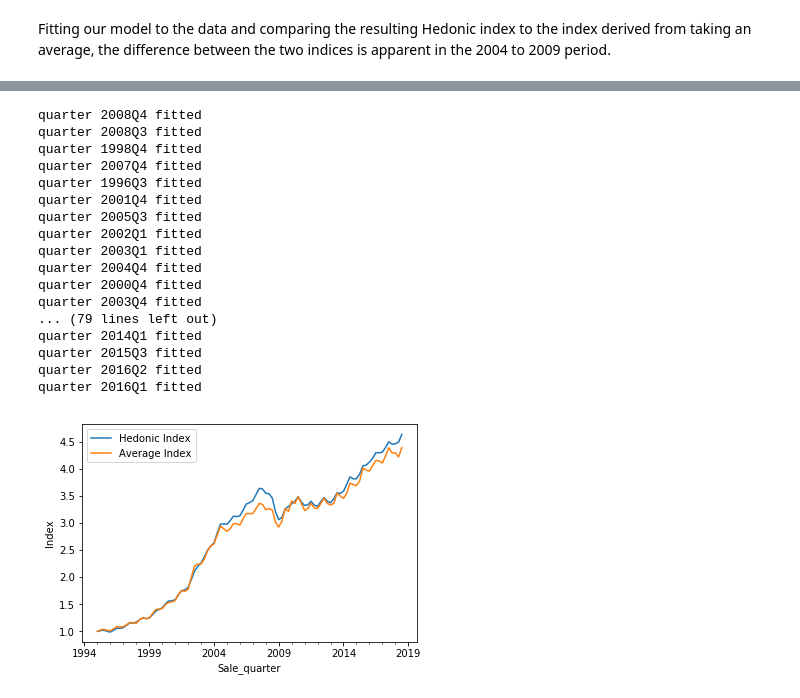
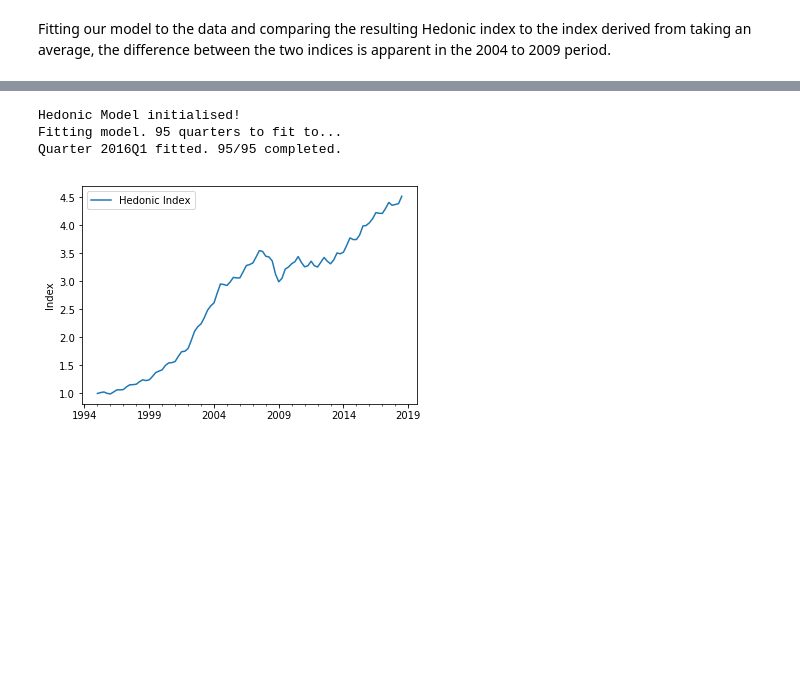
Before and after one commit to Cemlyn/UK-Housing-Market, a Jupyter notebook: House_Price_Index.ipynb, the cells around one changed output, grey strips where cells are left out. Saved outputs shown, nothing was run; the diff lists cells and outputs as text; code cells hidden in the pictures; blank space fills up the shorter version.

```diff
--- a/House_Price_Index.ipynb
+++ b/House_Price_Index.ipynb
@@ -357,0 +370,2 @@ plt.show()
+# %%
+df = df[(df.price>df.percentile_5) & (df.price<df.percentile_95)]
@@ -387,6 +449,7 @@ class Hedonic_Model(object):
         self.typical = pd.DataFrame()
         self.date_col = None
         self.fitted = False
+        print("Hedonic Model initialised!")
 
 
     def date_list(self,df,date_col):
@@ -407,6 +470,11 @@ class Hedonic_Model(object):
             self.typical = X.describe().iloc[1].to_frame().T
 
         fit_list = self.date_list(X,date_col)
+        fit_list_size = len(fit_list)
+
+        counter = 0
+
+        print("Fitting model. {} quarters to fit to...".format(fit_list_size))
         for quarter in fit_list:
 
             X_quarter = X[X[date_col]==quarter].drop('Sale_quarter', axis=1, inplace=False)
@@ -418,7 +486,9 @@ class Hedonic_Model(object):
 
             self.regr_dict[quarter] = reg
 
-            print("quarter %s fitted" %(quarter))
+            counter+=1
+
+            print("Quarter {} fitted. {}/{} completed.".format(quarter, counter, fit_list_size), end="\r")
 
         self.fitted=True
 
@@ -453,3 +523,6 @@ class Hedonic_Model(object):
         return index_df
 # %% [markdown]
 Fitting our model to the data and comparing the resulting Hedonic index to the index derived from taking an average, the difference between the two indices is apparent in the 2004 to 2009 period.
+# %%
+train_df = pd.read_pickle(os.path.join(os.getcwd(),'0. Data/train_df.pkl'))
+test_df = pd.read_pickle(os.path.join(os.getcwd(),'0. Data/test_df.pkl'))
@@ -456,39 +539,25 @@ Fitting our model to the data and comparing the resulting Hedonic index to the i
 # %%
 # Fitting the model
-X_ = df3.drop(['Date','log_price'], axis=1)
-y_ = df3[['Sale_quarter','log_price']]
+X_ = train_df.drop(['Date','log_price','Address'], axis=1)
+y_ = train_df[['Sale_quarter','log_price']]
 # %%
 # Fitting the model
 model = Hedonic_Model()
 model.fit(X_,y_,'Sale_quarter')
 
 #Saving model object for use later
 pickle.dump(model, open( "hedonic_model.p", "wb" ) )
 #model = pickle.load( open( "hedonic_model.p", "rb" ) )
 
 # Plotting the resulting HPI
 index_df = model.gen_index()
 index_df['Hedonic Index'].plot()
-median_price['Average Index'].plot()
+#median_price['Average Index'].plot()
 plt.ylabel("Index")
 plt.legend()
 plt.show()
 # %% [output]
-quarter 2008Q4 fitted
-quarter 2008Q3 fitted
-quarter 1998Q4 fitted
-quarter 2007Q4 fitted
-quarter 1996Q3 fitted
-quarter 2001Q4 fitted
-quarter 2005Q3 fitted
-quarter 2002Q1 fitted
-quarter 2003Q1 fitted
-quarter 2004Q4 fitted
-quarter 2000Q4 fitted
-quarter 2003Q4 fitted
-... (79 lines left out)
-quarter 2014Q1 fitted
-quarter 2015Q3 fitted
-quarter 2016Q2 fitted
-quarter 2016Q1 fitted
+Hedonic Model initialised!
+Fitting model. 95 quarters to fit to...
+Quarter 2016Q1 fitted. 95/95 completed.
-[figure, old version]
+[figure, new version]
```
Also changed, not shown: parts of 31 cells of this notebook.
